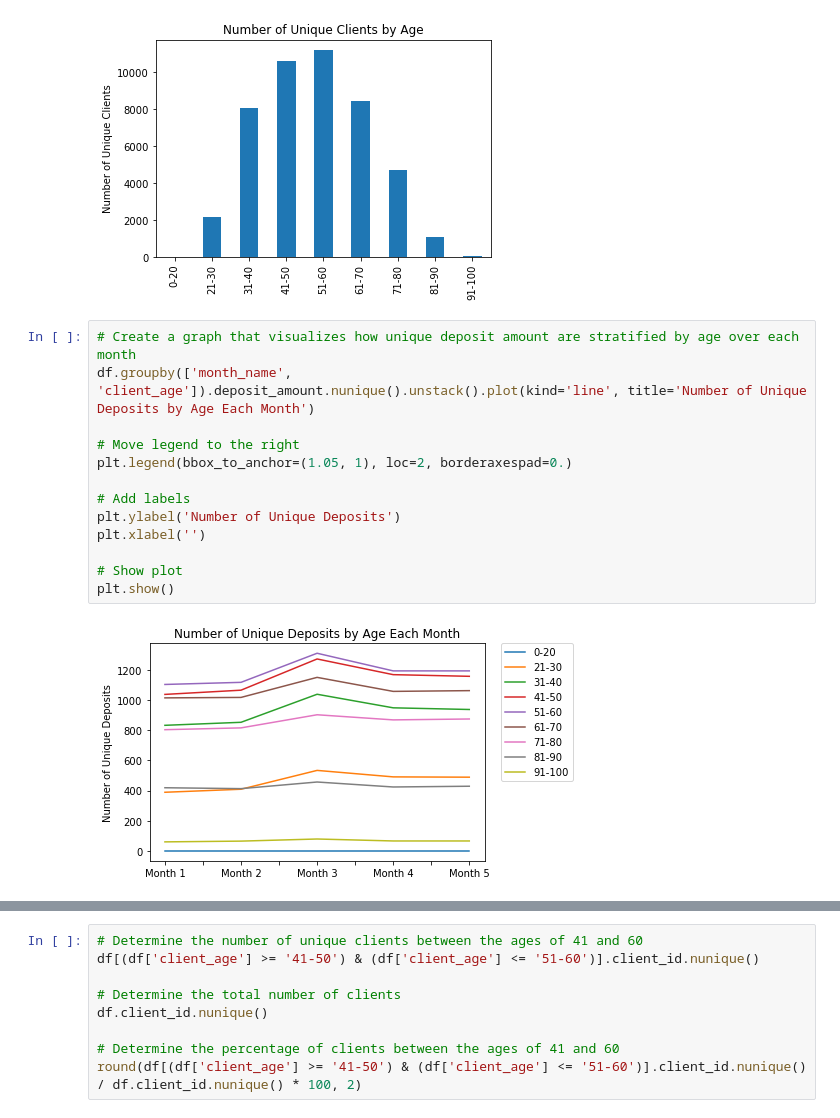
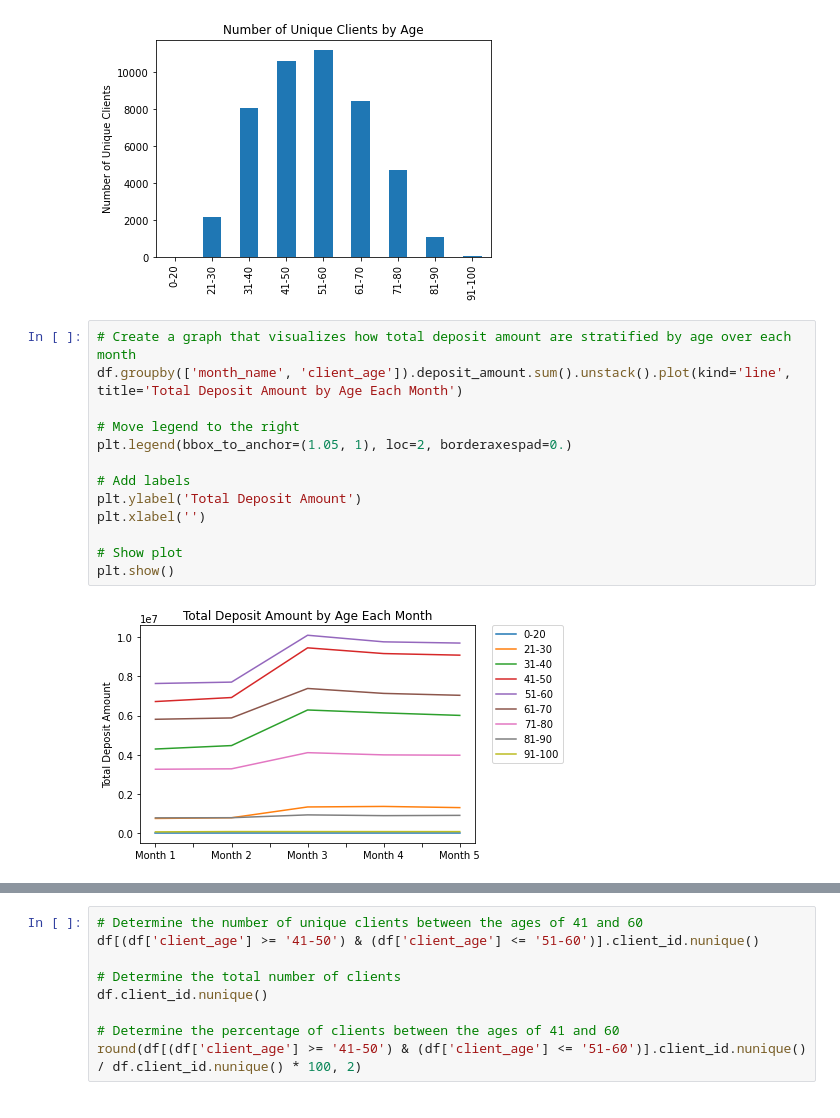
Before and after one commit to AvatarJoshi/marketing_campaign_analysis, a Jupyter notebook: marketing_analysis.ipynb, the cells around one changed output, grey strips where cells are left out. Drawn from its saved outputs; the diff is of its cells as text.

```diff
--- a/marketing_analysis.ipynb
+++ b/marketing_analysis.ipynb
@@ -606,17 +579,17 @@ plt.show()
 # %% [output]
 [figure]
 # %%
-# Create a graph that visualizes how unique deposit amount are stratified by age over each month
-df.groupby(['month_name', 'client_age']).deposit_amount.nunique().unstack().plot(kind='line', title='Number of Unique Deposits by Age Each Month')
+# Create a graph that visualizes how total deposit amount are stratified by age over each month
+df.groupby(['month_name', 'client_age']).deposit_amount.sum().unstack().plot(kind='line', title='Total Deposit Amount by Age Each Month')
 
 # Move legend to the right
 plt.legend(bbox_to_anchor=(1.05, 1), loc=2, borderaxespad=0.)
 
 # Add labels
-plt.ylabel('Number of Unique Deposits')
+plt.ylabel('Total Deposit Amount')
 plt.xlabel('')
 
 # Show plot
 plt.show()
 # %% [output]
-[figure, old version]
+[figure, new version]
```
Also changed, not shown: parts of 15 cells of this notebook, 1 other file.
